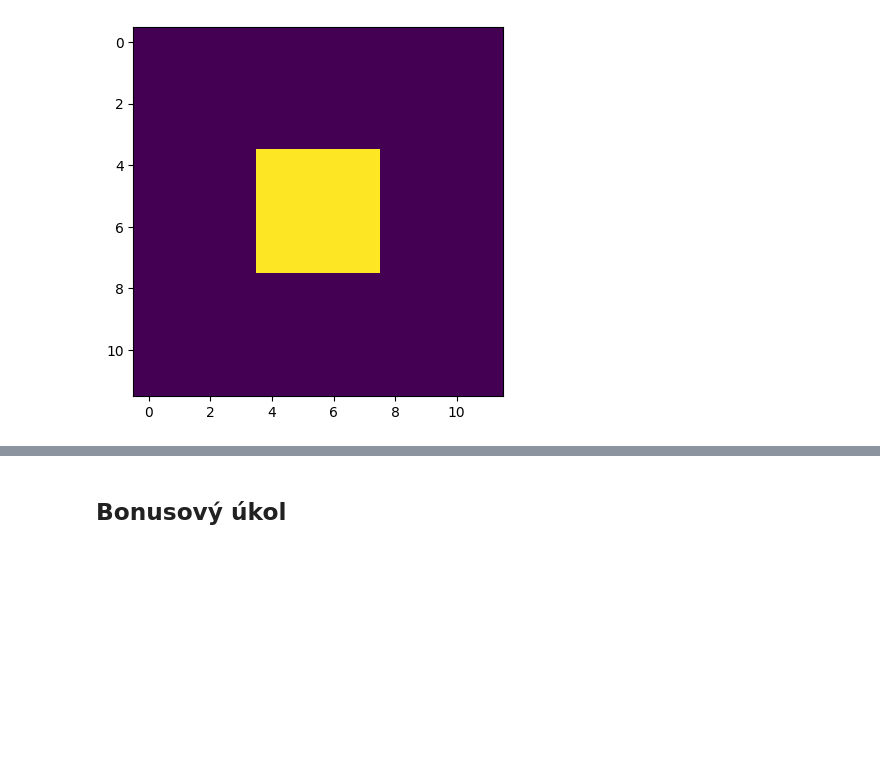
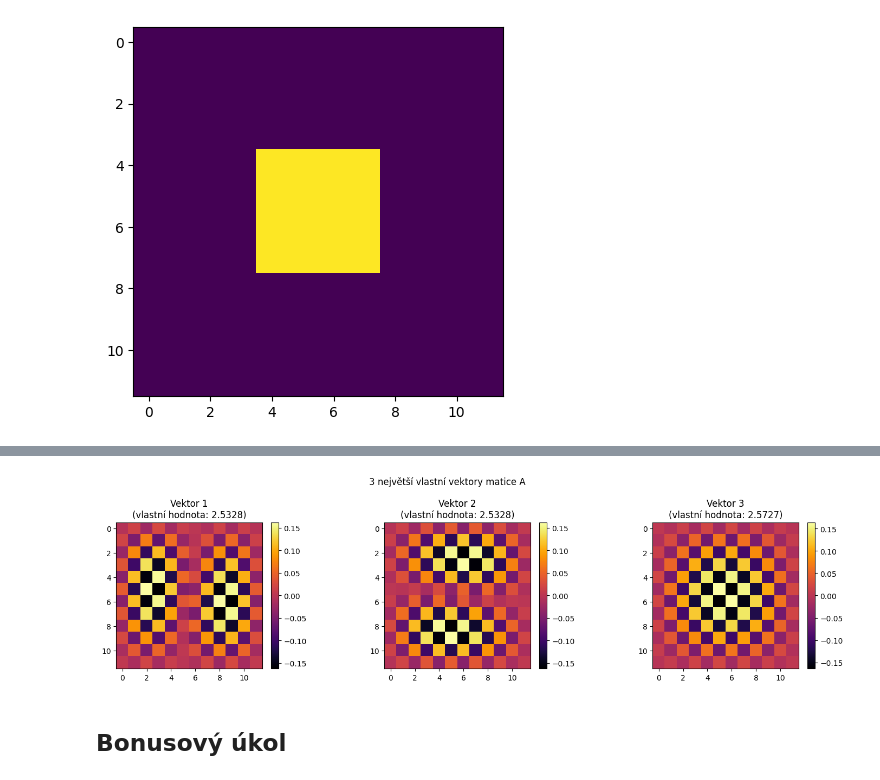
Before and after one commit to marek1319/vvp-DU, a Jupyter notebook: DU5.ipynb, the cells around one changed output, grey strips where cells are left out. Saved outputs shown, nothing was run; the diff lists cells and outputs as text; code cells hidden in the pictures; blank space fills up the shorter version.

```diff
--- a/DU5.ipynb
+++ b/DU5.ipynb
@@ -147,3 +154,26 @@ import scipy as sp
+# %%
+vlastni_hodnoty, vlastni_vektory = spla.eigsh(A, k=3)
+
+
+fig, osy = plt.subplots(1, 3, figsize=(15, 4))
+fig.suptitle("3 největší vlastní vektory matice A")
+
+
+for i in range(3):
+
+    vektor_mrizka = vlastni_vektory[:, i].reshape((n, n))
+
+
+    graf = osy[i].imshow(vektor_mrizka, cmap='inferno')
+
+
+    osy[i].set_title(f"Vektor {i+1}\n(vlastní hodnota: {vlastni_hodnoty[i]:.4f})")
+    fig.colorbar(graf, ax=osy[i], fraction=0.046, pad=0.04)
+
+plt.tight_layout()
+plt.show()
+# %% [output]
+[figure, added]
 # %% [markdown]
 ## Bonusový úkol
 # %% [markdown]
```
Also changed, not shown: parts of 4 cells of this notebook.
